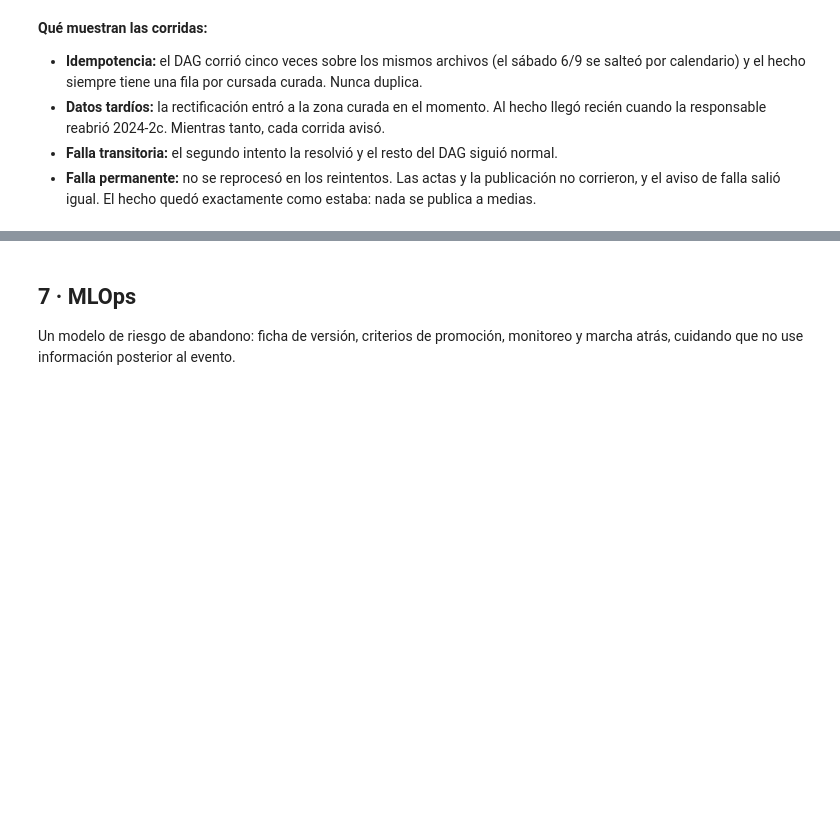
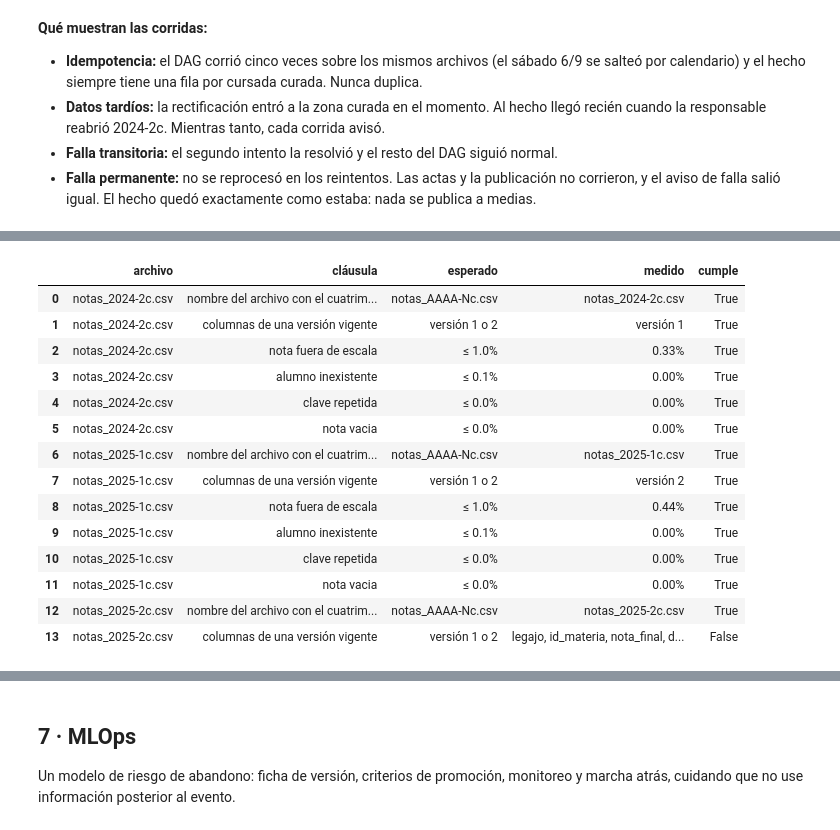
Before and after one commit to raschmatias/dh_arca, a Jupyter notebook: Data Engineer/06_uniandina/trabajo_final_uniandina.ipynb, the cells around one changed output, grey strips where cells are left out. Drawn from its saved outputs; the diff is of its cells as text; code cells hidden in the pictures; blank space fills up the shorter version.

```diff
--- a/Data Engineer/06_uniandina/trabajo_final_uniandina.ipynb
+++ b/Data Engineer/06_uniandina/trabajo_final_uniandina.ipynb
@@ -2084,0 +2258,77 @@ pd.DataFrame(resultados_calidad)
+# %%
+# ===== Contrato de datos: notas por cuatrimestre (lo escribe el área de Alumnos, lo consume la plataforma) =====
+# Está en YAML para que lo lean personas y máquinas. El mismo texto que se acuerda es el que se ejecuta abajo.
+import yaml
+
+CONTRATO_YAML = """
+contrato: notas_por_cuatrimestre
+version: 2.0.0                        # 1.x = escala 0-10 · 2.x = escala 0-100 (cambio incompatible: sube la versión mayor)
+estado: vigente
+dueño: Secretaría Académica · Dirección de Alumnos
+productor: Sistema de carga de notas docentes
+consumidores: [plataforma de datos (zona curada), tablero académico, modelo de riesgo de abandono]
+responsable_de_calidad: responsable de datos académicos
+entrega:
+  formato: CSV, UTF-8, separador coma, una fila por alumno y materia
+  nombre_de_archivo: notas_AAAA-Nc.csv      # el cuatrimestre sale del nombre
+  frecuencia: diaria durante el cierre de actas, semanal el resto del año
+  plazo: a más tardar 15 días después del fin del cuatrimestre
+esquema:
+  "1":
+    columnas: {id_alumno: texto, id_materia: texto, nota: decimal, docente: texto}
+    escala: [0, 10]
+  "2":
+    columnas: {id_estudiante: texto, id_materia: texto, calificacion: decimal, docente: texto}
+    escala: [0, 100]
+clave: [alumno, id_materia]                  # no puede repetirse dentro de un archivo
+calidad:                                     # umbral máximo de filas que pueden fallar cada regla
+  nota_fuera_de_escala: 0.01
+  alumno_inexistente: 0.001
+  clave_repetida: 0.0
+  nota_vacia: 0.0
+cambios:
+  aviso_previo_dias: 15                      # un cambio de columnas o de escala se avisa antes y sube la versión
+  si_no_se_avisa: el archivo entero va a cuarentena y no se carga
+  soporte: la versión anterior se acepta hasta el fin del cuatrimestre siguiente
+"""
+contrato = yaml.safe_load(CONTRATO_YAML)
+
+def evaluar_contrato(ruta):
+    """Evalúa un archivo de notas contra el contrato: cada cláusula, lo medido y si cumple."""
+    nombre, df = os.path.basename(ruta), pd.read_csv(ruta, dtype=str)
+    filas = [{"archivo": nombre, "cláusula": "nombre del archivo con el cuatrimestre", "esperado": contrato["entrega"]["nombre_de_archivo"],
+              "medido": nombre, "cumple": bool(re.fullmatch(r"notas_\d{4}-[12]c\.csv", nombre))}]
+    version = next((v for v, e in contrato["esquema"].items() if list(df.columns) == list(e["columnas"])), None)
+    filas.append({"archivo": nombre, "cláusula": "columnas de una versión vigente", "esperado": "versión 1 o 2",
+                  "medido": f"versión {version}" if version else ", ".join(df.columns), "cumple": version is not None})
+    if version:
+        e = contrato["esquema"][version]; id_col, nota_col = list(e["columnas"])[0], list(e["columnas"])[2]
+        nota = pd.to_numeric(df[nota_col], errors="coerce"); lo, hi = e["escala"]; u = contrato["calidad"]
+        medidas = {"nota_fuera_de_escala": (~nota.between(lo, hi) & nota.notna()).mean(),
+                   "alumno_inexistente": (~df[id_col].isin(alumnos.id_alumno)).mean(),
+                   "clave_repetida": df.duplicated([id_col, "id_materia"]).mean(),
+                   "nota_vacia": nota.isna().mean()}
+        for regla_c, valor in medidas.items():
+            filas.append({"archivo": nombre, "cláusula": regla_c.replace("_", " "), "esperado": f"≤ {u[regla_c]:.1%}",
+                          "medido": f"{valor:.2%}", "cumple": valor <= u[regla_c]})
+    return filas
+
+cumplimiento = pd.DataFrame(sum([evaluar_contrato(r) for r in sorted(glob.glob(f"{EXTERNOS}/notas_*.csv")) +
+                                 ["lake/pruebas/notas_2025-2c.csv"]], []))
+cumplimiento
+# %% [output]
+|  | archivo | cláusula | esperado | medido | cumple |
+| 0 | notas_2024-2c.csv | nombre del archivo con el cuatrim... | notas_AAAA-Nc.csv | notas_2024-2c.csv | True |
+| 1 | notas_2024-2c.csv | columnas de una versión vigente | versión 1 o 2 | versión 1 | True |
+| 2 | notas_2024-2c.csv | nota fuera de escala | ≤ 1.0% | 0.33% | True |
+| 3 | notas_2024-2c.csv | alumno inexistente | ≤ 0.1% | 0.00% | True |
+| 4 | notas_2024-2c.csv | clave repetida | ≤ 0.0% | 0.00% | True |
+| 5 | notas_2024-2c.csv | nota vacia | ≤ 0.0% | 0.00% | True |
+| 6 | notas_2025-1c.csv | nombre del archivo con el cuatrim... | notas_AAAA-Nc.csv | notas_2025-1c.csv | True |
+| 7 | notas_2025-1c.csv | columnas de una versión vigente | versión 1 o 2 | versión 2 | True |
+| 8 | notas_2025-1c.csv | nota fuera de escala | ≤ 1.0% | 0.44% | True |
+| 9 | notas_2025-1c.csv | alumno inexistente | ≤ 0.1% | 0.00% | True |
+| 10 | notas_2025-1c.csv | clave repetida | ≤ 0.0% | 0.00% | True |
+| 11 | notas_2025-1c.csv | nota vacia | ≤ 0.0% | 0.00% | True |
+| 12 | notas_2025-2c.csv | nombre del archivo con el cuatrim... | notas_AAAA-Nc.csv | notas_2025-2c.csv | True |
+| 13 | notas_2025-2c.csv | columnas de una versión vigente | versión 1 o 2 | legajo, id_materia, nota_final, d... | False |
```
Also changed, not shown: parts of 12 cells of this notebook.
